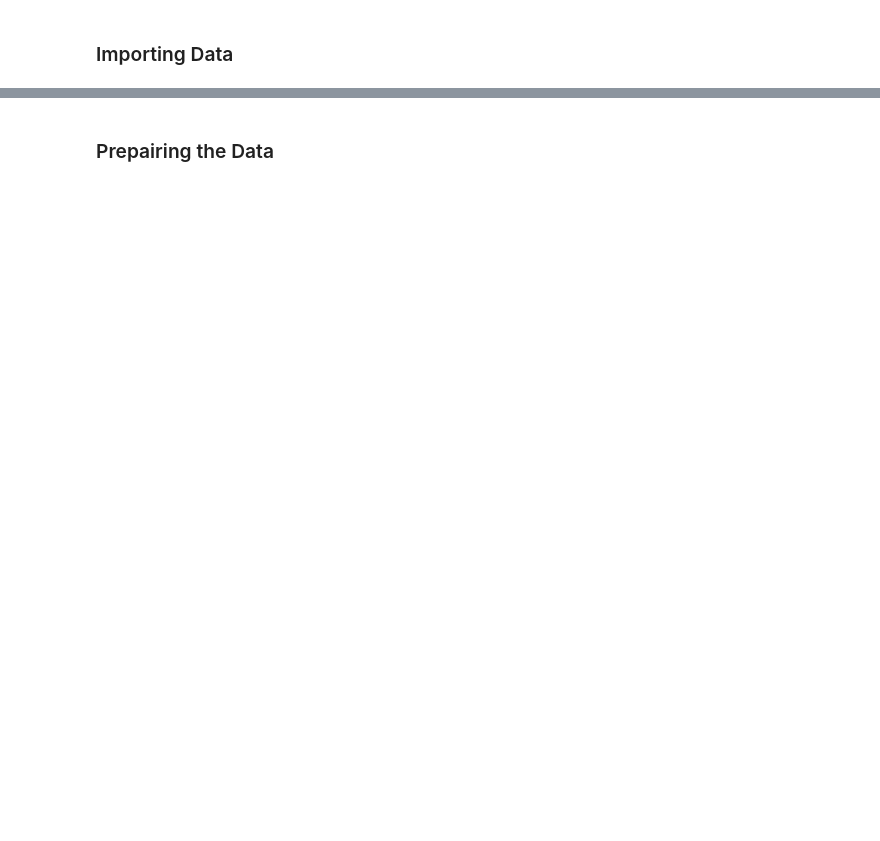
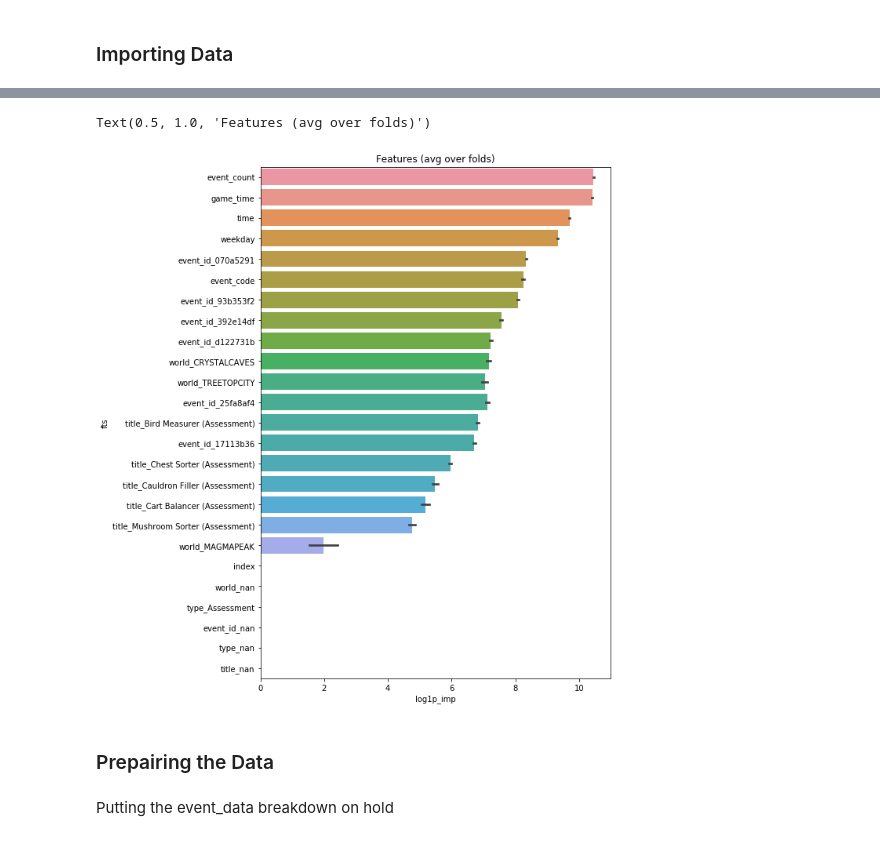
Before and after one commit to JakeCherrie/pbs-media-and-early-chieldhood-education, a Jupyter notebook: notebooks/pbs_early_learning.ipynb, the cells around one changed output, grey strips where cells are left out. Cells and saved outputs as stored; diff of their text form; code cells hidden in the pictures; blank space fills up the shorter version.

```diff
--- a/notebooks/pbs_early_learning.ipynb
+++ b/notebooks/pbs_early_learning.ipynb
@@ -153,0 +553,6 @@ gc.collect()
+# %%
+# Concatenating the tables to one_hot_encode with the same categories then spliting again
+df = pd.concat([X_train_, X_test_],ignore_index=True)
+df, _ = one_hot_encoder(df, nan_as_category=True)
+X_train_ = df.iloc[:len(X_train_.index)]
+X_test_ = df.iloc[len(X_train_.index):].reset_index().drop(columns=['index'])
@@ -153,0 +573,25 @@ gc.collect()
+# %%
+# Initializing lgbm paramaters
+params={'num_leaves': 31,
+        'max_depth': 10,
+        'learning_rate': 0.03,
+        'n_estimators': 1000,
+        'metric':'rmse',
+        'num_leaves': 31,
+        'verbose': 1,
+        "subsample": 0.9,
+        "colsample_bytree": 0.9,
+        "random_state": random_seed,
+        'min_child_samples': 20
+       }
+# %%
+# unique_vis = np.array(sorted(pd.Series(X_train.index.values).unique()))
+# Get folds
+nfolds = 11
+Kfolds = KFold(n_splits=nfolds, shuffle=True, random_state=random_seed)
+folds = []
+for train, valid in Kfolds.split(X=X_train_):
+    folds.append([train, valid])
+# %%
+# Setting temp target
+y_train_ = y_train
@@ -154,3 +682,16 @@ gc.collect()
+# %%
+# Ploting stage 1 feature importances
+cols = imp[["fts", "imp"]].groupby("fts").mean().sort_values(by="imp", ascending=False)[:60].index
+imp['log1p_imp'] = np.log1p(imp['imp'])
+best_features = imp.loc[imp.fts.isin(cols)]
+plt.figure(figsize=(8, 12))
+sns.barplot(x="log1p_imp", y="fts", data=best_features.sort_values(by="imp", ascending=False))
+plt.title('Features (avg over folds)')
+# %% [output]
+Text(0.5, 1.0, 'Features (avg over folds)')
+[figure, added]
 # %% [markdown]
 ### Prepairing the Data
+# %% [markdown]
+Putting the event_data breakdown on hold
 # %%
```
Also changed, not shown: parts of 61 cells of this notebook.
